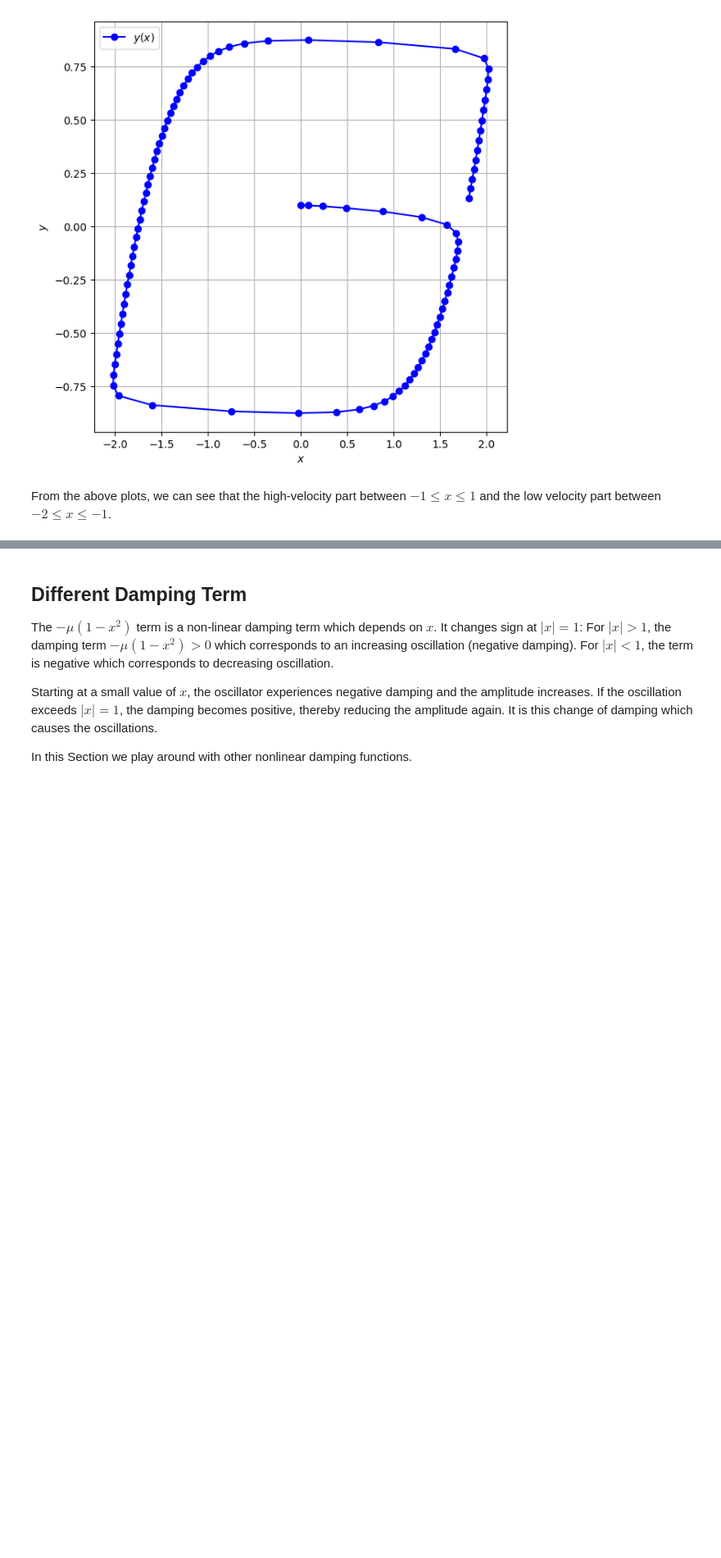
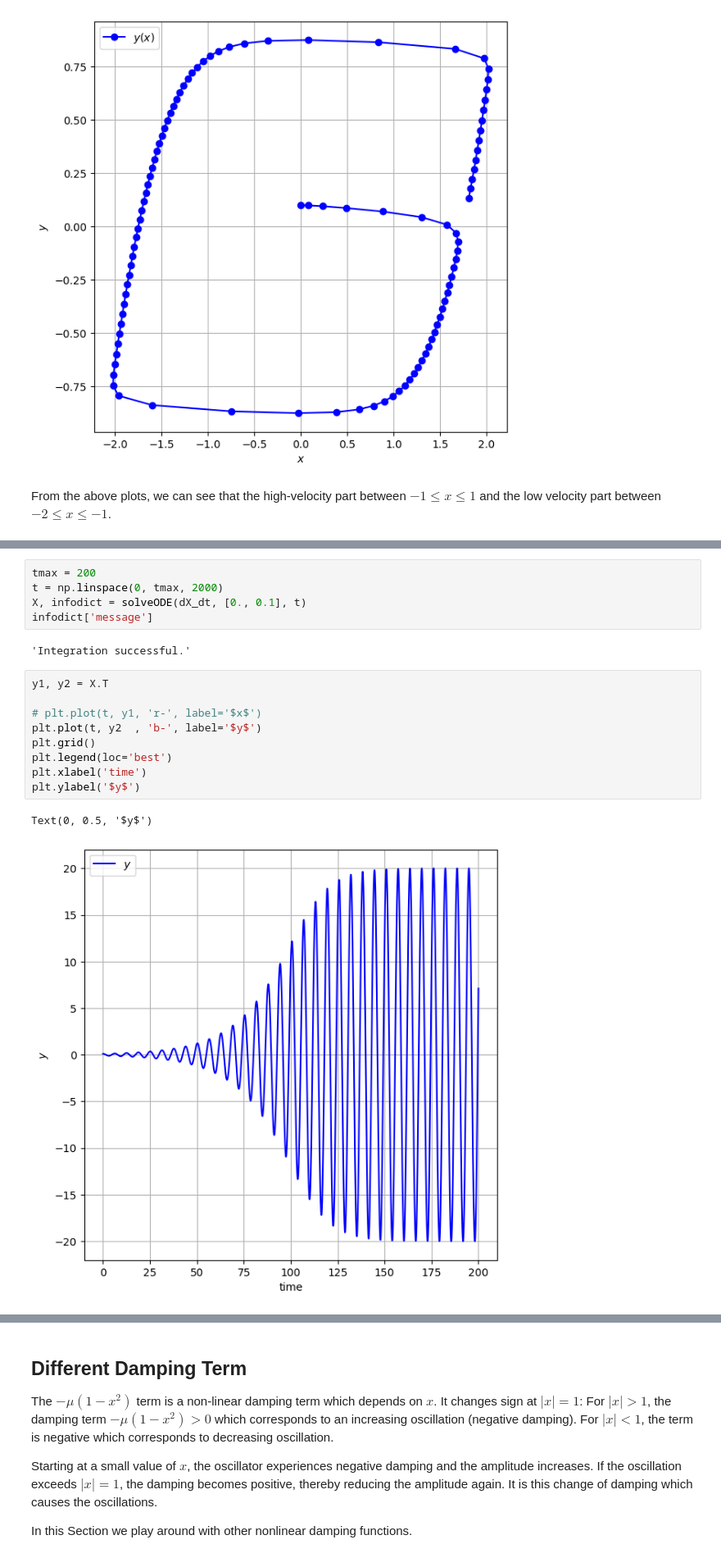
Before and after one commit to ClemensFMN/Notebooks, a Jupyter notebook: ODE/Exercise_6.1.8 (van der Pol).ipynb, the cells around one changed output, grey strips where cells are left out. Shown at 82% size. Cells and saved outputs as stored; diff of their text form; blank space fills up the shorter version.

```diff
--- a/ODE/Exercise_6.1.8 (van der Pol).ipynb
+++ b/ODE/Exercise_6.1.8 (van der Pol).ipynb
@@ -153,0 +179,19 @@ From the above plots, we can see that the high-velocity part between $-1 \leq x
+# %%
+tmax = 200
+t = np.linspace(0, tmax, 2000)
+X, infodict = solveODE(dX_dt, [0., 0.1], t)
+infodict['message']
+# %% [output]
+'Integration successful.'
+# %%
+y1, y2 = X.T
+
+# plt.plot(t, y1, 'r-', label='$x$')
+plt.plot(t, y2  , 'b-', label='$y$')
+plt.grid()
+plt.legend(loc='best')
+plt.xlabel('time')
+plt.ylabel('$y$')
+# %% [output]
+Text(0, 0.5, '$y$')
+[figure, added]
```
Also changed, not shown: parts of 4 cells of this notebook, 1 other file.
